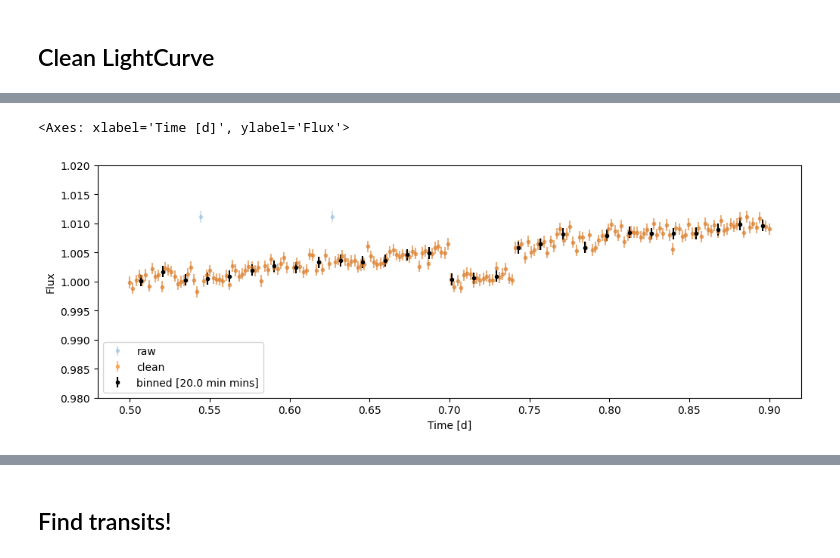
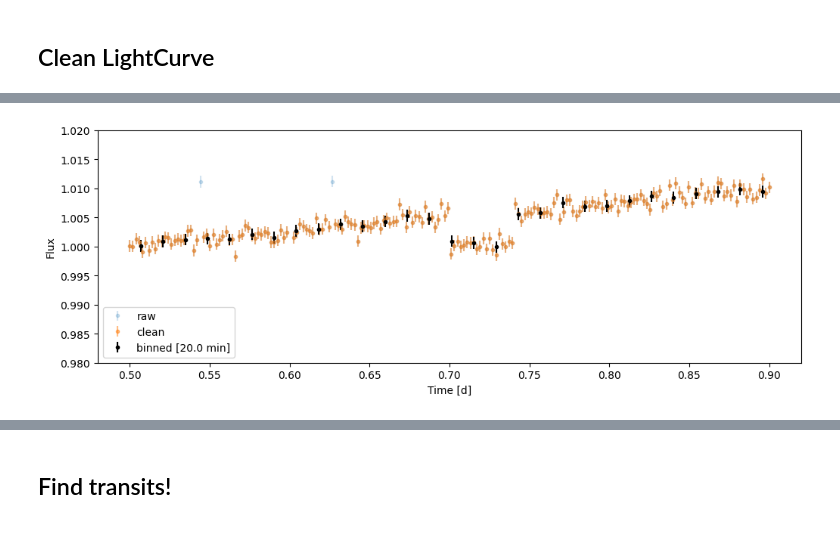
Before and after one commit to catrionamurray/occultence, a Jupyter notebook: test.ipynb, the cells around one changed output, grey strips where cells are left out. Cells and saved outputs as stored; diff of their text form; code cells hidden in the pictures.

```diff
--- a/test.ipynb
+++ b/test.ipynb
@@ -56,13 +55,11 @@ Masking cosmic ray hits...
 # %%
 bin_targ = clean_targ.bin(dt= 20 * u.minute)
 # %%
-ax = targ.plot(alpha=0.2
-               , label='raw')
+ax = targ.plot(alpha=0.2, label='raw')
 ax = clean_targ.plot(ax=ax, alpha=0.5, label="clean")
-bin_targ.plot(ax=ax, label=f"binned [{bin_targ.time_bin_size[0]} mins]", c='k')
+bin_targ.plot(ax=ax, label=f"binned [{bin_targ.time_bin_size[0]}]", c='k');
 # %% [output]
-<Axes: xlabel='Time [d]', ylabel='Flux'>
-[figure, old version]
+[figure, new version]
 # %%
 gp_targ = bin_targ.gp_detrend(do_first_sigma_clip=True, do_second_sigma_clip=True, running_mean_boxsize=0.08, nsigma=3, plot=True)
 # %% [output]
```
Also changed, not shown: parts of 10 cells of this notebook, 1 other file.
